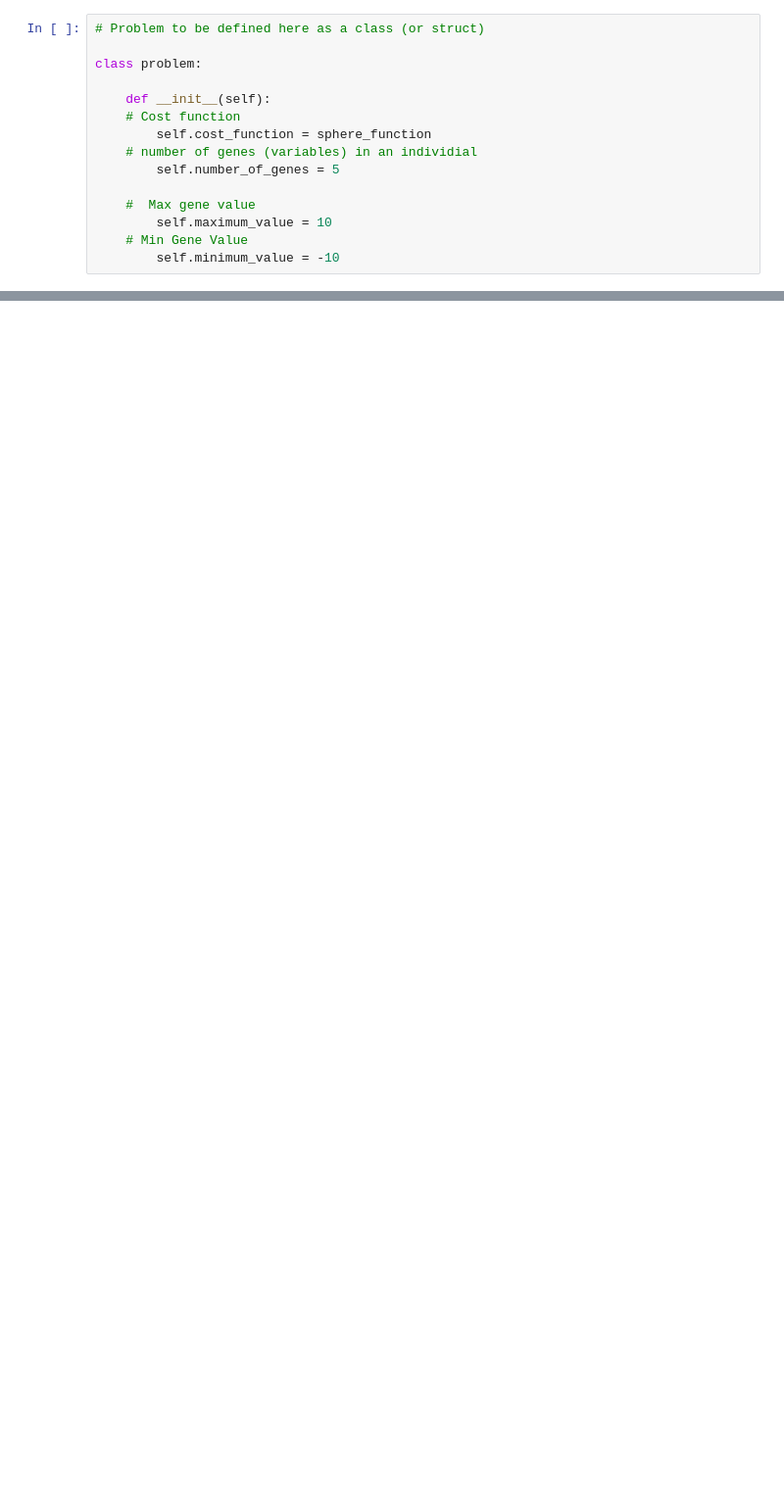
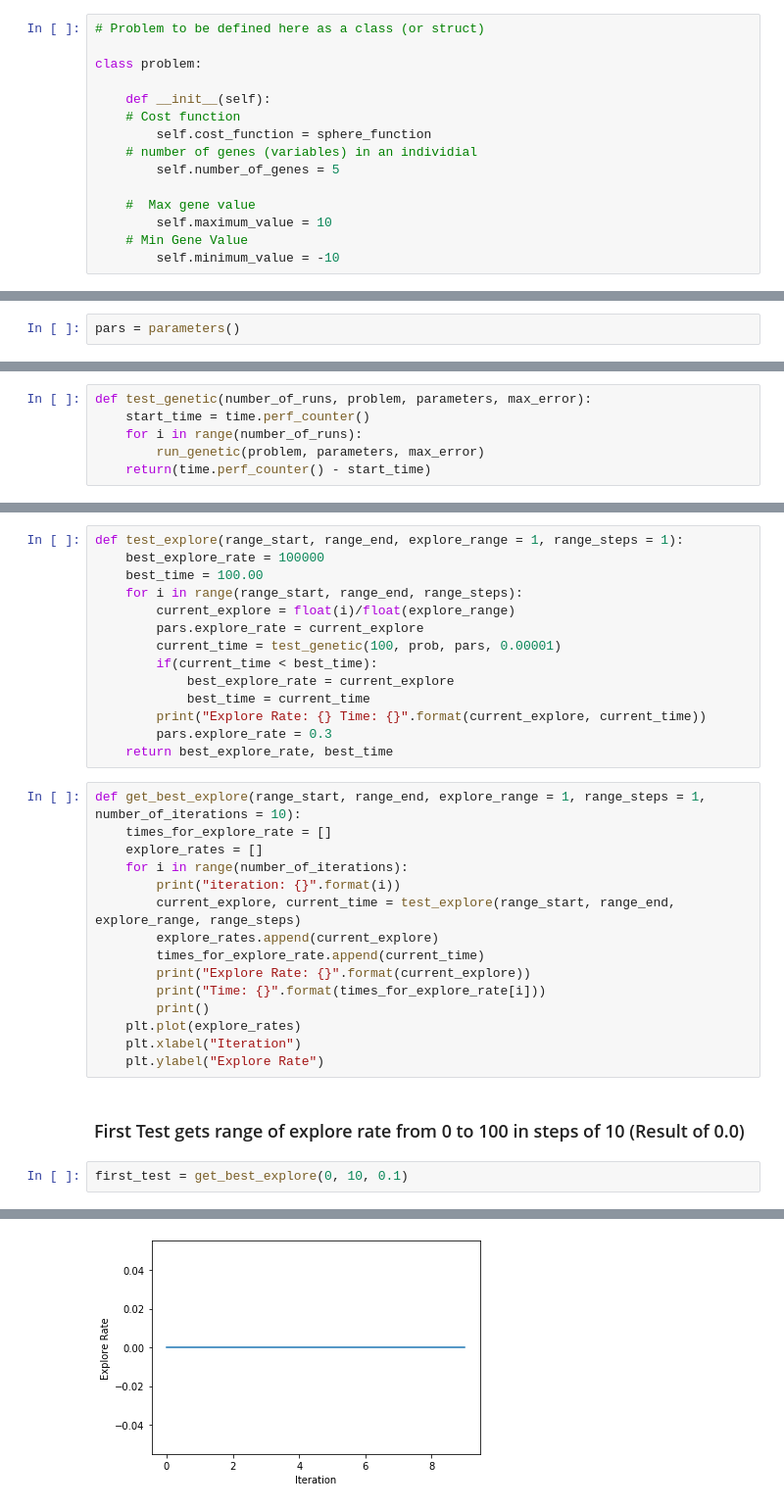
Before and after one commit to michael-edgar/ArtificialIntelligence, a Jupyter notebook: Genetic Algorithm Template.ipynb, the cells around one changed output, grey strips where cells are left out. Shown at 98% size. Cells and saved outputs as stored; diff of their text form; blank space fills up the shorter version.

Commit message:
Local Tests done

```diff
--- a/Genetic Algorithm Template.ipynb
+++ b/Genetic Algorithm Template.ipynb
@@ -161,0 +188,2 @@ array([ 3.74423358, -1.43824925,  0.2917981 , -0.27500443, -3.23552819])
+# %%
+pars = parameters()
@@ -161,0 +192,6 @@ array([ 3.74423358, -1.43824925,  0.2917981 , -0.27500443, -3.23552819])
+# %%
+def test_genetic(number_of_runs, problem, parameters, max_error):
+    start_time = time.perf_counter()
+    for i in range(number_of_runs):
+        run_genetic(problem, parameters, max_error)
+    return(time.perf_counter() - start_time)
@@ -161,0 +202,34 @@ array([ 3.74423358, -1.43824925,  0.2917981 , -0.27500443, -3.23552819])
+# %%
+def test_explore(range_start, range_end, explore_range = 1, range_steps = 1):
+    best_explore_rate = 100000
+    best_time = 100.00
+    for i in range(range_start, range_end, range_steps):
+        current_explore = float(i)/float(explore_range)
+        pars.explore_rate = current_explore
+        current_time = test_genetic(100, prob, pars, 0.00001)
+        if(current_time < best_time):
+            best_explore_rate = current_explore
+            best_time = current_time
+        print("Explore Rate: {} Time: {}".format(current_explore, current_time))
+        pars.explore_rate = 0.3
+    return best_explore_rate, best_time
+# %%
+def get_best_explore(range_start, range_end, explore_range = 1, range_steps = 1, number_of_iterations = 10):
+    times_for_explore_rate = []
+    explore_rates = []
+    for i in range(number_of_iterations):
+        print("iteration: {}".format(i))
+        current_explore, current_time = test_explore(range_start, range_end, explore_range, range_steps)
+        explore_rates.append(current_explore)
+        times_for_explore_rate.append(current_time)
+        print("Explore Rate: {}".format(current_explore))
+        print("Time: {}".format(times_for_explore_rate[i]))
+        print()
+    plt.plot(explore_rates)
+    plt.xlabel("Iteration")
+    plt.ylabel("Explore Rate")
+# %% [markdown]
+### First Test gets range of explore rate from 0 to 100 in steps of 10 (Result of 0.0)
+# %%
+first_test = get_best_explore(0, 10, 0.1)
+# %% [output]
@@ -161,0 +253 @@ array([ 3.74423358, -1.43824925,  0.2917981 , -0.27500443, -3.23552819])
+[figure, added]
```
Also changed, not shown: parts of 82 cells of this notebook, 3 other files.
